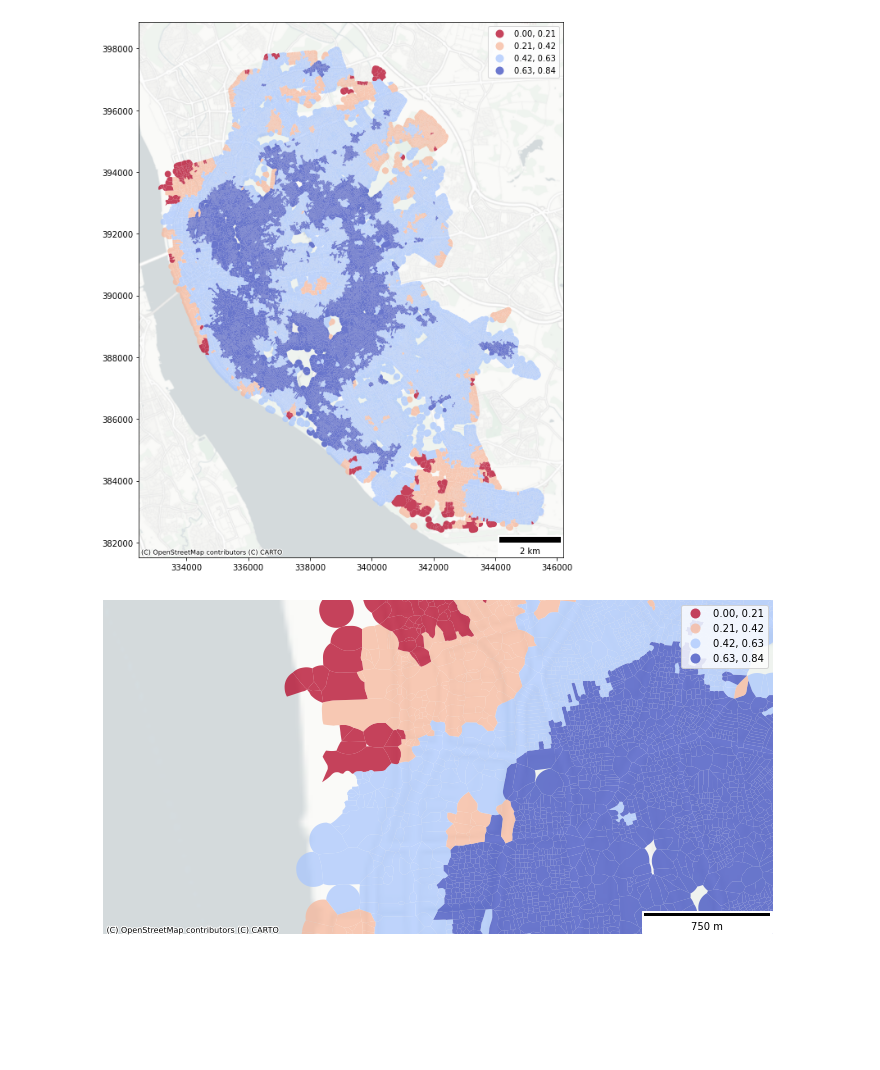
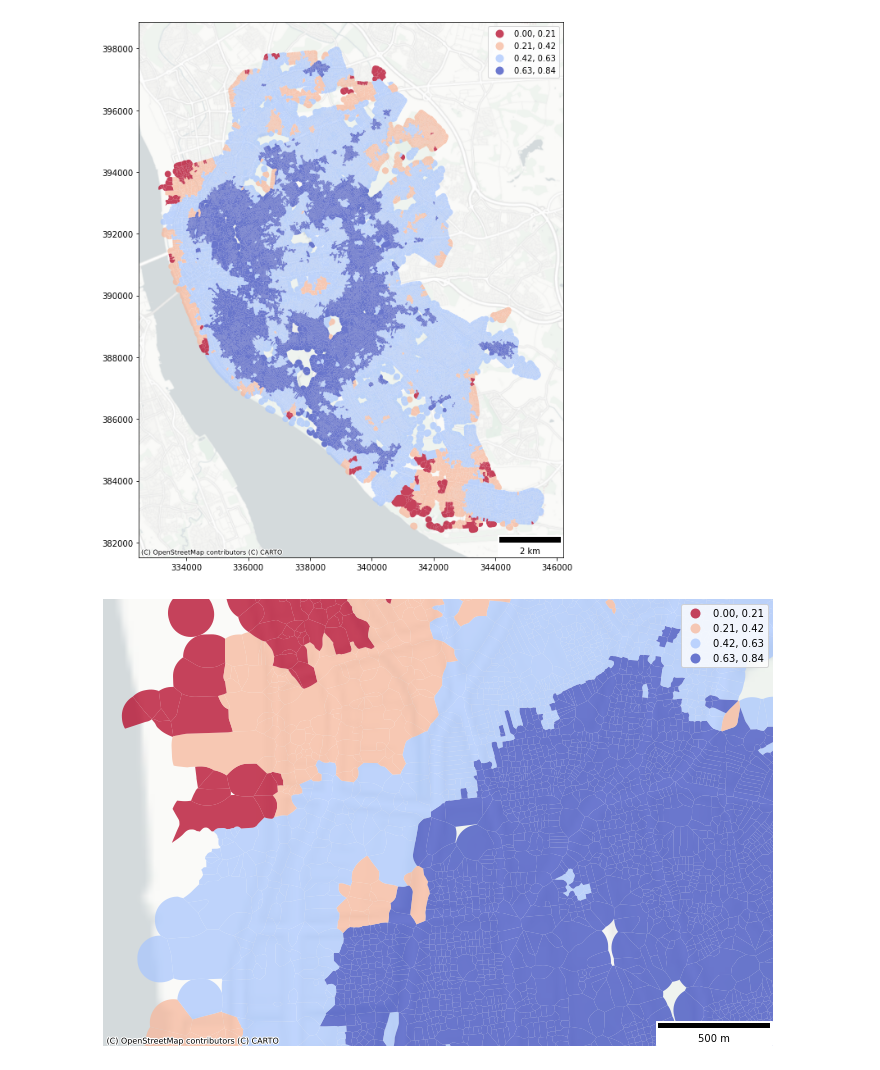
Before and after one commit to cpeiret/2022_gisruk, a Jupyter notebook: notebooks/tessels_as_origins.ipynb, the cells around one changed output. Drawn from its saved outputs; the diff is of its cells as text; code cells hidden in the pictures; blank space fills up the shorter version.

```diff
--- a/notebooks/tessels_as_origins.ipynb
+++ b/notebooks/tessels_as_origins.ipynb
@@ -221,26 +221,26 @@ contextily.add_basemap(ax1, crs=access_score_adults_tessels.crs.to_string(),
 # %%
 # generate static map
 fig, ax1 = plt.subplots(figsize=(12,12))
 
 ax1 = access_score_adults_tessels.plot(
     ax=ax1,
     column='access_score',
     scheme='equal_interval',
     k=4,
     cmap='coolwarm_r',
     markersize=(1),
     alpha=0.75,
     legend=True
 )
-ax1.set_xlim(332000, 336000)
+ax1.set_xlim(333000, 336000)
 ax1.set_ylim(392000, 394000)
 ax1.set_axis_off()
 ax1.add_artist(ScaleBar(1,location='lower right'))
 contextily.add_basemap(ax1, crs=access_score_adults_tessels.crs.to_string(),
                        zoom=12,
                        source=contextily.providers.CartoDB.PositronNoLabels,
                        alpha=1.0
                        )
 #plt.savefig('image1.png', dpi=1080, bbox_inches='tight')
 # %% [output]
-[figure, old version]
+[figure, new version]
```
Also changed, not shown: 4 other files.
